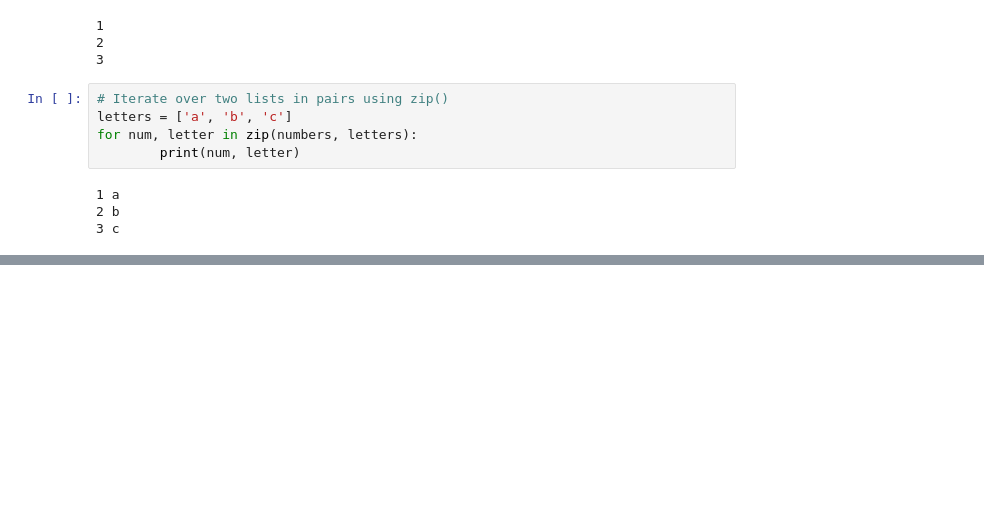
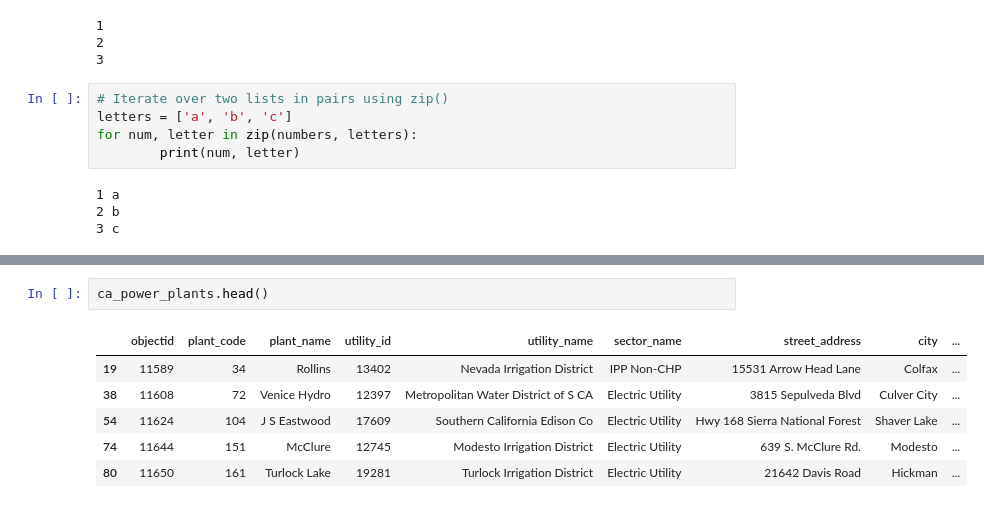
Before and after one commit to lucianbluescher/eds220-2025-in-class., a Jupyter notebook: week5-code-streamlining.ipynb, the cells around one changed output, grey strips where cells are left out. Saved outputs shown, nothing was run; the diff lists cells and outputs as text; blank space fills up the shorter version.

```diff
--- a/week5-code-streamlining.ipynb
+++ b/week5-code-streamlining.ipynb
@@ -273,0 +322,9 @@ SyntaxError: positional argument follows keyword argument (1765030769.py, line 1
+# %%
+ca_power_plants.head()
+# %% [output]
+|  | objectid | plant_code | plant_name | utility_id | utility_name | sector_name | street_address | city | ... |
+| 19 | 11589 | 34 | Rollins | 13402 | Nevada Irrigation District | IPP Non-CHP | 15531 Arrow Head Lane | Colfax | ... |
+| 38 | 11608 | 72 | Venice Hydro | 12397 | Metropolitan Water District of S CA | Electric Utility | 3815 Sepulveda Blvd | Culver City | ... |
+| 54 | 11624 | 104 | J S Eastwood | 17609 | Southern California Edison Co | Electric Utility | Hwy 168 Sierra National Forest | Shaver Lake | ... |
+| 74 | 11644 | 151 | McClure | 12745 | Modesto Irrigation District | Electric Utility | 639 S. McClure Rd. | Modesto | ... |
+| 80 | 11650 | 161 | Turlock Lake | 19281 | Turlock Irrigation District | Electric Utility | 21642 Davis Road | Hickman | ... |
```
Also changed, not shown: parts of 9 cells of this notebook, 2 other files.
